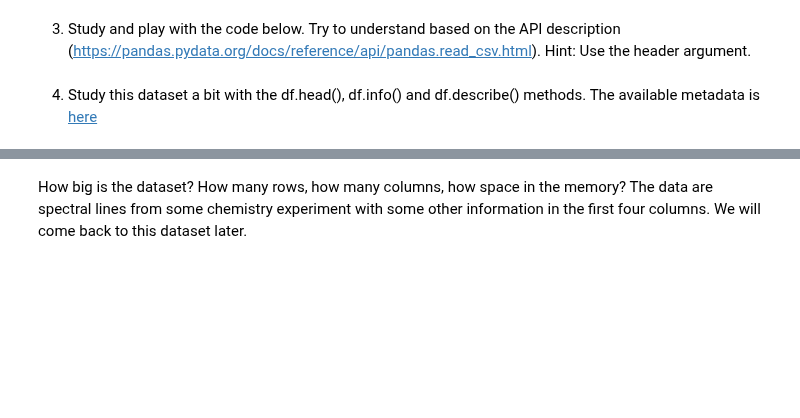
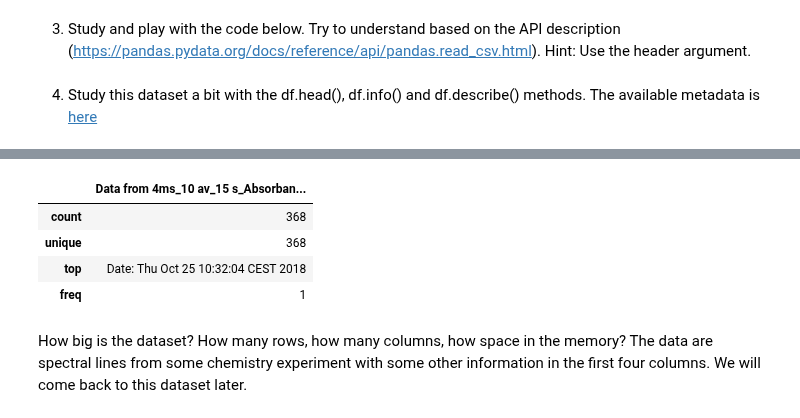
Before and after one commit to TillVollmer5/DSF-FS2022, a Jupyter notebook: 02_Intro_Pandas_Numpy.ipynb, the cells around one changed output, grey strips where cells are left out. Drawn from its saved outputs; the diff is of its cells as text; code cells hidden in the pictures; blank space fills up the shorter version.

```diff
--- a/02_Intro_Pandas_Numpy.ipynb
+++ b/02_Intro_Pandas_Numpy.ipynb
@@ -181,6 +181,6 @@ The lists of values contained in Pandas DataFrame are in fact Numpy arrays. A la
 
 2. Mount the file to this your notebook (example code below). The path and the file name must match the ones on your google drive, of course.
 # %%
-#from google.colab import drive
-#drive.mount('/content/drive')
-#path = '/content/drive/MyDrive/Courses/DSF-DC....' # To be adapted
+from google.colab import drive
+drive.mount('/content/drive', force_remount=True)
+path = '/content/drive/MyDrive/DSF/4ms_10av_30s_Absorbance_10-32-04-868.txt' # To be adapted
@@ -187,8 +189,8 @@ The lists of values contained in Pandas DataFrame are in fact Numpy arrays. A la
 # %% [markdown]
 3. Study and play with the code below. Try to understand based on the API description (https://pandas.pydata.org/docs/reference/api/pandas.read_csv.html). Hint: Use the header argument.
 # %%
-#import pandas as pd
-#df = pd.read_csv(path, delimiter='\t')
+import pandas as pd
+df = pd.read_csv(path) #delimiter='\t'
 # %% [markdown]
 4. Study this dataset a bit with the df.head(), df.info() and df.describe() methods. The available metadata is [here](https://docs.google.com/document/d/1L6m4OFiCKSHlHlr4_4TFKLKHcJfIkiMhHtD3tcsxpD8/edit?usp=sharing)
 # %%
@@ -196,3 +216,11 @@ df.head()
+# %%
+df.describe()
+# %% [output]
+|  | Data from 4ms_10 av_15 s_Absorban... |
+| count | 368 |
+| unique | 368 |
+| top | Date: Thu Oct 25 10:32:04 CEST 2018 |
+| freq | 1 |
 # %% [markdown]
 How big is the dataset? How many rows, how many columns, how space in the memory? The data are spectral lines from some chemistry experiment with some other information in the first four columns. We will come back to this dataset later.
 # %% [markdown]
```
Also changed, not shown: parts of 3 cells of this notebook.
